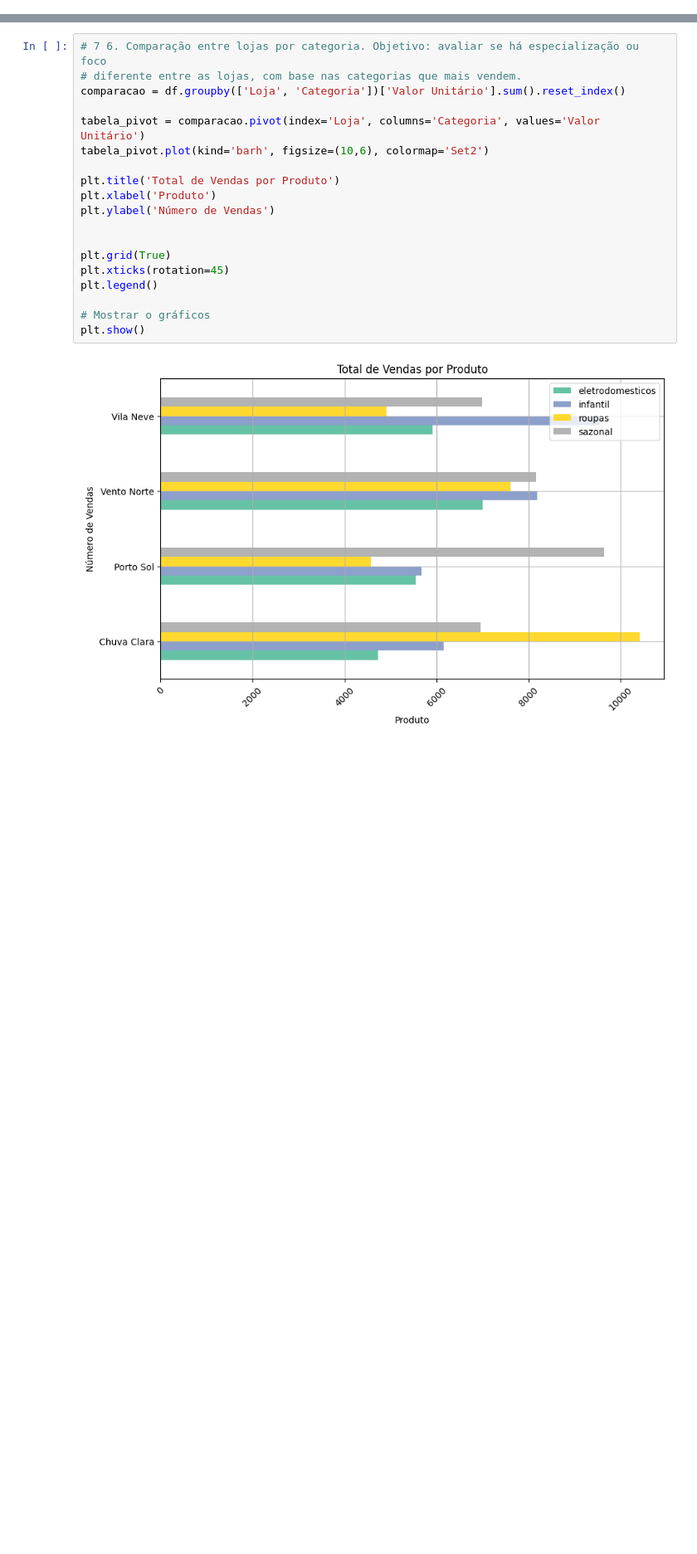
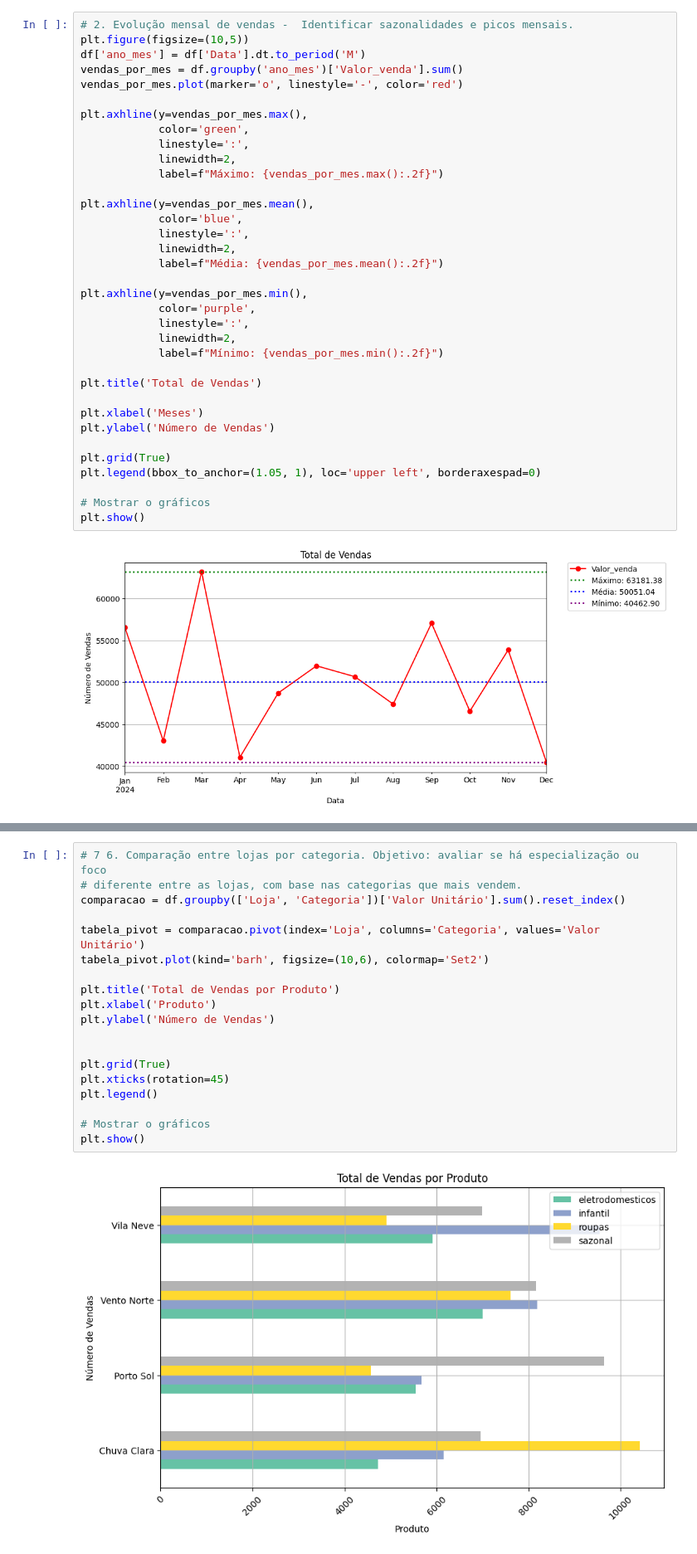
Before and after one commit to MarceloAC04/Dataframe, a Jupyter notebook: exercicios/analise.ipynb, the cells around one changed output, grey strips where cells are left out. Shown at 83% size. Cells and saved outputs as stored; diff of their text form; blank space fills up the shorter version.

```diff
--- a/exercicios/analise.ipynb
+++ b/exercicios/analise.ipynb
@@ -25 +46,38 @@ plt.show()
+# %%
+# 2. Evolução mensal de vendas -  Identificar sazonalidades e picos mensais.
+plt.figure(figsize=(10,5))
+df['ano_mes'] = df['Data'].dt.to_period('M')
+vendas_por_mes = df.groupby('ano_mes')['Valor_venda'].sum()
+vendas_por_mes.plot(marker='o', linestyle='-', color='red')
+
+plt.axhline(y=vendas_por_mes.max(),
+            color='green',
+            linestyle=':',
+            linewidth=2,
+            label=f"Máximo: {vendas_por_mes.max():.2f}")
+
+plt.axhline(y=vendas_por_mes.mean(),
+            color='blue',
+            linestyle=':',
+            linewidth=2,
+            label=f"Média: {vendas_por_mes.mean():.2f}")
+
+plt.axhline(y=vendas_por_mes.min(),
+            color='purple',
+            linestyle=':',
+            linewidth=2,
+            label=f"Mínimo: {vendas_por_mes.min():.2f}")
+
+plt.title('Total de Vendas')
+
+plt.xlabel('Meses')
+plt.ylabel('Número de Vendas')
+
+plt.grid(True)
+plt.legend(bbox_to_anchor=(1.05, 1), loc='upper left', borderaxespad=0)
+
+# Mostrar o gráficos
+plt.show()
+# %% [output]
+[figure, added]
 # %%
```
Also changed, not shown: parts of 6 cells of this notebook, 3 other files.
